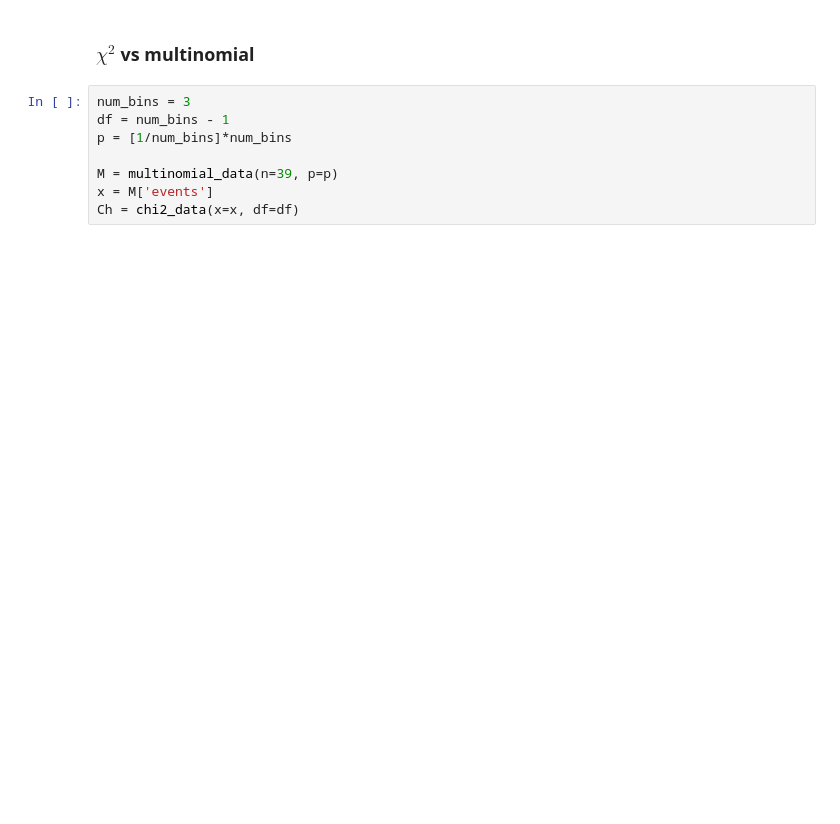
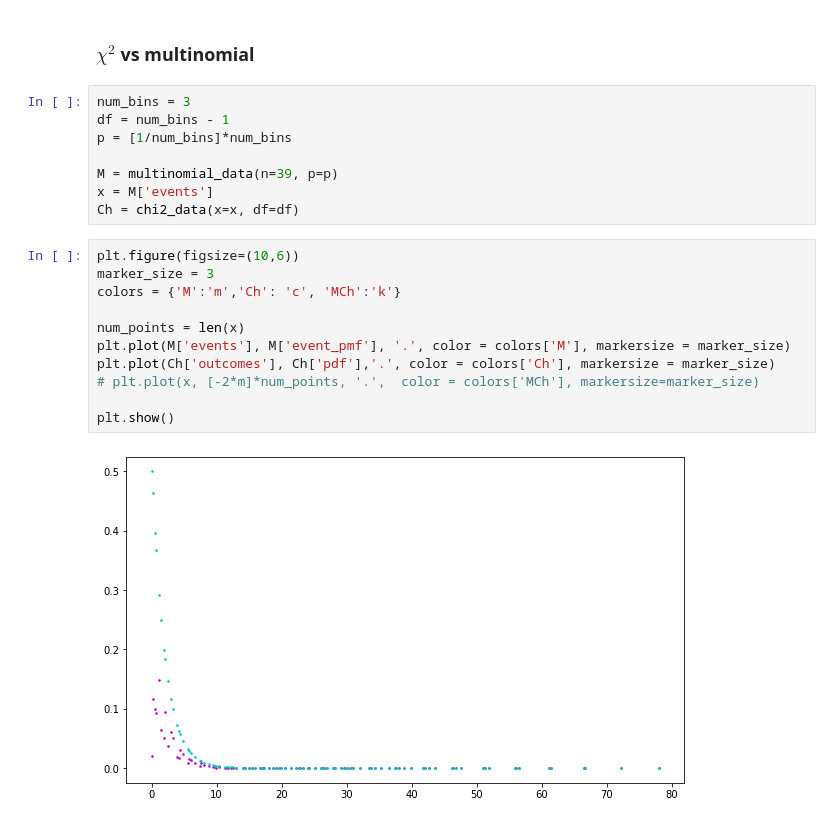
Before and after one commit to sysox/RTT, a Jupyter notebook: src/python/dist_visualization.ipynb, the cells around one changed output. Drawn from its saved outputs; the diff is of its cells as text; blank space fills up the shorter version.

```diff
--- a/src/python/dist_visualization.ipynb
+++ b/src/python/dist_visualization.ipynb
@@ -58,3 +58,16 @@ p = [1/num_bins]*num_bins
 M = multinomial_data(n=39, p=p)
 x = M['events']
 Ch = chi2_data(x=x, df=df)
+# %%
+plt.figure(figsize=(10,6))
+marker_size = 3
+colors = {'M':'m','Ch': 'c', 'MCh':'k'}
+
+num_points = len(x)
+plt.plot(M['events'], M['event_pmf'], '.', color = colors['M'], markersize = marker_size)
+plt.plot(Ch['outcomes'], Ch['pdf'],'.', color = colors['Ch'], markersize = marker_size)
+# plt.plot(x, [-2*m]*num_points, '.',  color = colors['MCh'], markersize=marker_size)
+
+plt.show()
+# %% [output]
+[figure, added]
```
Also changed, not shown: parts of 2 cells of this notebook.
